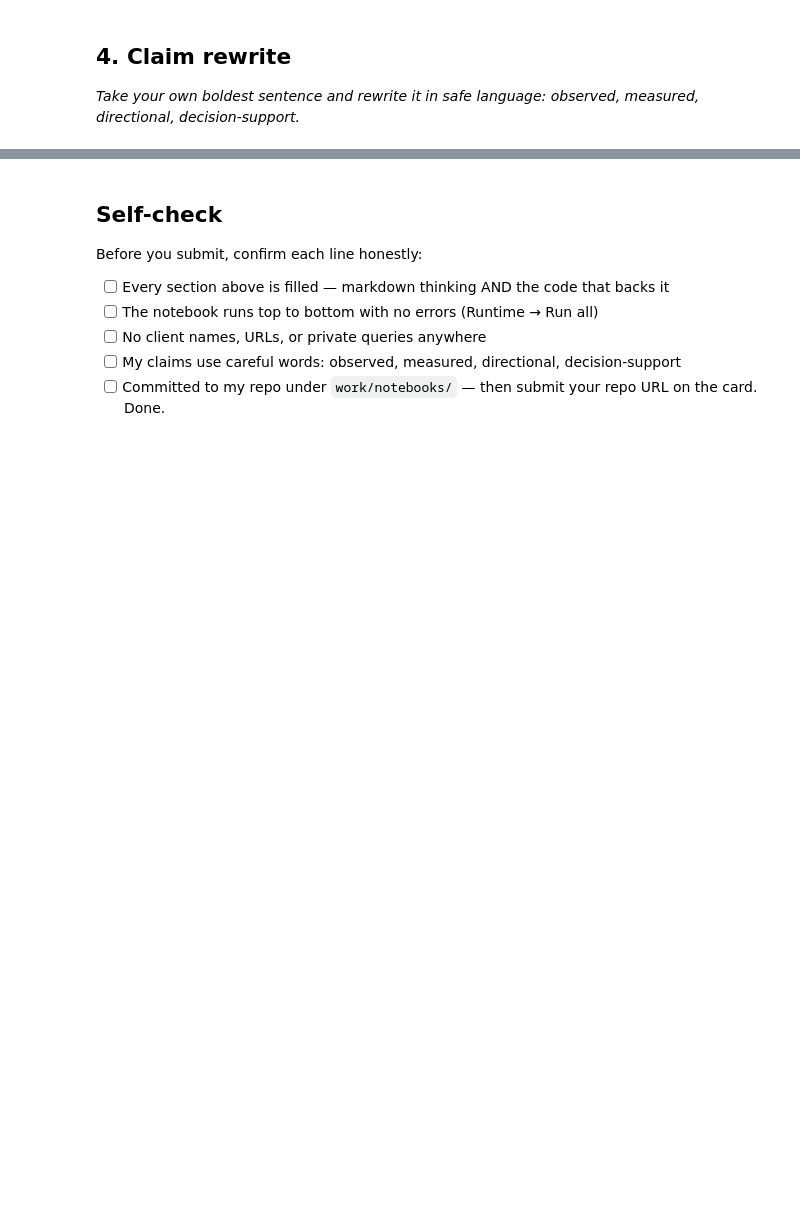
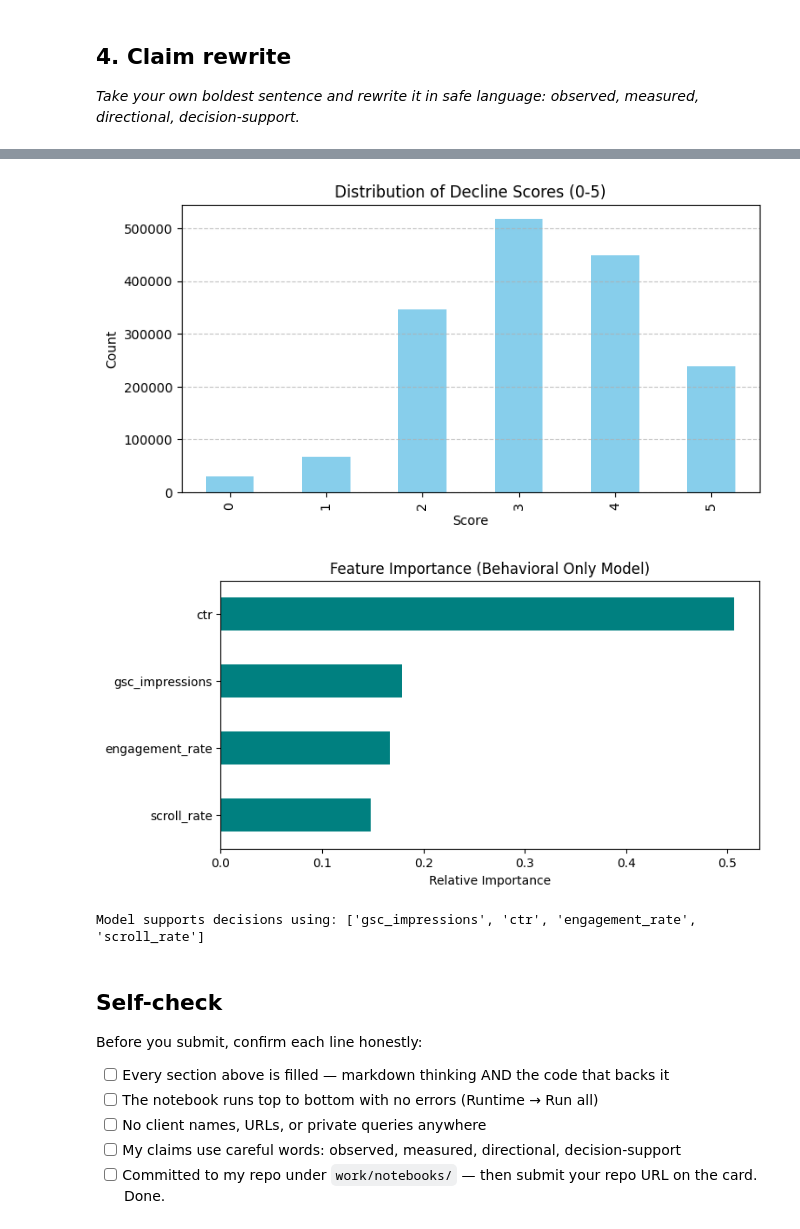
Before and after one commit to MuhammadFaizan0023/FlyRank_ML_internship_repo, a Jupyter notebook: work/notebooks/w06_validation_audit.ipynb, the cells around one changed output, grey strips where cells are left out. Saved outputs shown, nothing was run; the diff lists cells and outputs as text; code cells hidden in the pictures; blank space fills up the shorter version.

```diff
--- a/work/notebooks/w06_validation_audit.ipynb
+++ b/work/notebooks/w06_validation_audit.ipynb
@@ -286,0 +373,15 @@ ROC-AUC: 0.9999
+# %%
+X_train = train_data.drop(columns=['report_date', 'client_hash_id', 'content_hash_id','gsc_avg_position','days_since_update','position_bucket', 'engagement_bucket', 'decline_score'], axis=1)
+y_train = train_data['decline_score']
+X_test = test_data.drop(columns=['report_date', 'client_hash_id', 'content_hash_id','gsc_avg_position','days_since_update','position_bucket', 'engagement_bucket','decline_score'], axis=1)
+y_test = test_data['decline_score']
+# %%
+model1 = DecisionTreeClassifier(max_depth=5, random_state=42)
+model1.fit(X_train, y_train)
+y_pred = model1.predict(X_test)
+y_proba = model1.predict_proba(X_test)
+f1 = f1_score(y_test, y_pred, average='macro')
+auc = roc_auc_score(y_test, y_proba, multi_class='ovo')
+
+print(f"F1: {f1:.4f}")
+print(f"ROC-AUC: {auc:.4f}")
@@ -291,6 +405,33 @@ ROC-AUC: 0.9999
 # %%
 # This cell is for CODE (numbers, a query, a check).
 # Write your text answer in the cell ABOVE this one — typing sentences here breaks Run All.
+# %%
+import matplotlib.pyplot as plt
+import pandas as pd
+
+# 1. Backing up the claim about score distribution (0-5)
+plt.figure(figsize=(8, 4))
+data['decline_score'].value_counts().sort_index().plot(kind='bar', color='skyblue')
+plt.title('Distribution of Decline Scores (0-5)')
+plt.xlabel('Score')
+plt.ylabel('Count')
+plt.grid(axis='y', linestyle='--', alpha=0.7)
+plt.show()
+
+# 2. Backing up the claim about behavioral signals
+importances = pd.Series(model1.feature_importances_, index=X_train.columns).sort_values(ascending=True)
+
+plt.figure(figsize=(8, 4))
+importances.plot(kind='barh', color='teal')
+plt.title('Feature Importance (Behavioral Only Model)')
+plt.xlabel('Relative Importance')
+plt.show()
+
+print("Model supports decisions using:", X_train.columns.tolist())
+# %% [output]
+[figure, added]
+[figure, added]
+Model supports decisions using: ['gsc_impressions', 'ctr', 'engagement_rate', 'scroll_rate']
 # %% [markdown]
 ## Self-check
 
```
Also changed, not shown: parts of 27 cells of this notebook.
